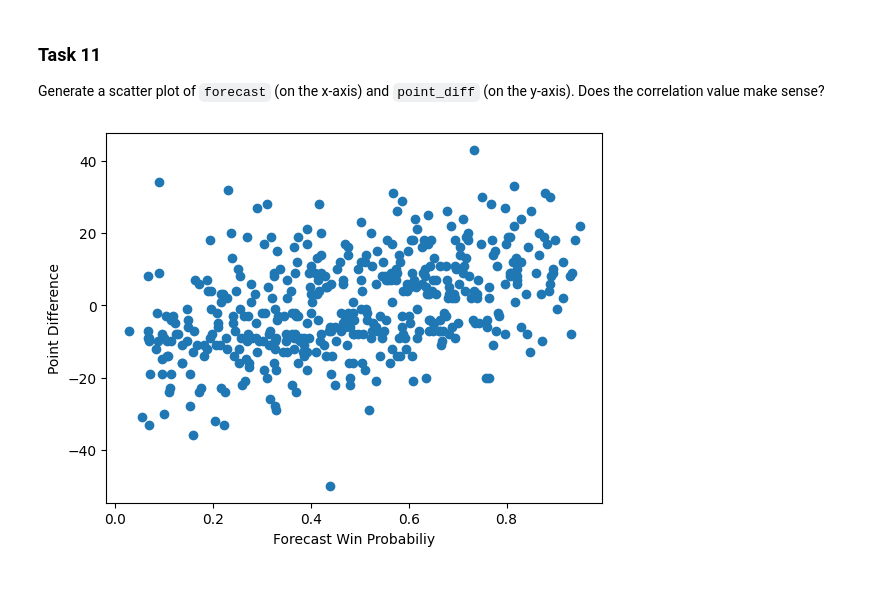
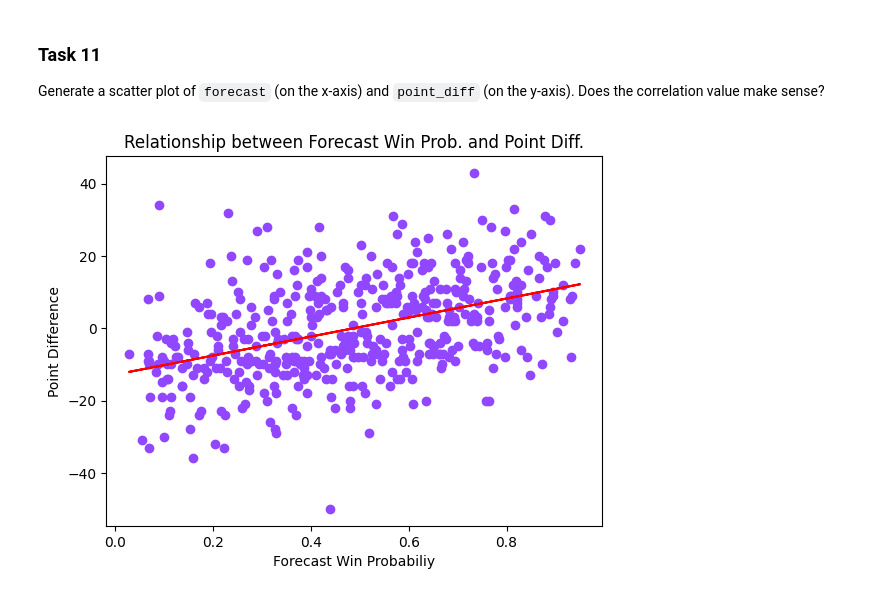
Before and after one commit to Drindao/NBA_trends, a Jupyter notebook: Codecademy_NBA_Trends_Project.ipynb, the cells around one changed output. Cells and saved outputs as stored; diff of their text form; code cells hidden in the pictures.

```diff
--- a/Codecademy_NBA_Trends_Project.ipynb
+++ b/Codecademy_NBA_Trends_Project.ipynb
@@ -180,10 +180,18 @@ point_diff_forecast_corr
 ### Task 11
 
 Generate a scatter plot of `forecast` (on the x-axis) and `point_diff` (on the y-axis). Does the correlation value make sense?
+# %%
+# Ajuste de um polinômio de grau 1
+coef = np.polyfit(nba_2010.forecast, nba_2010.point_diff, 1)
+
+# Criando uma função polinomial a partir dos coeficientes ajustados
+poly1d_fn = np.poly1d(coef)
 # %%
 plt.xlabel('Forecast Win Probabiliy')
 plt.ylabel('Point Difference')
-plt.scatter('forecast', 'point_diff', data = nba_2010, )
+plt.scatter('forecast', 'point_diff', data = nba_2010, color = '#9146ff' )
+plt.plot(nba_2010.forecast, poly1d_fn(nba_2010.forecast), color='#ff0000')
+plt.title('Relationship between Forecast Win Prob. and Point Diff.')
 plt.show()
 # %% [output]
-[figure, old version]
+[figure, new version]
```
